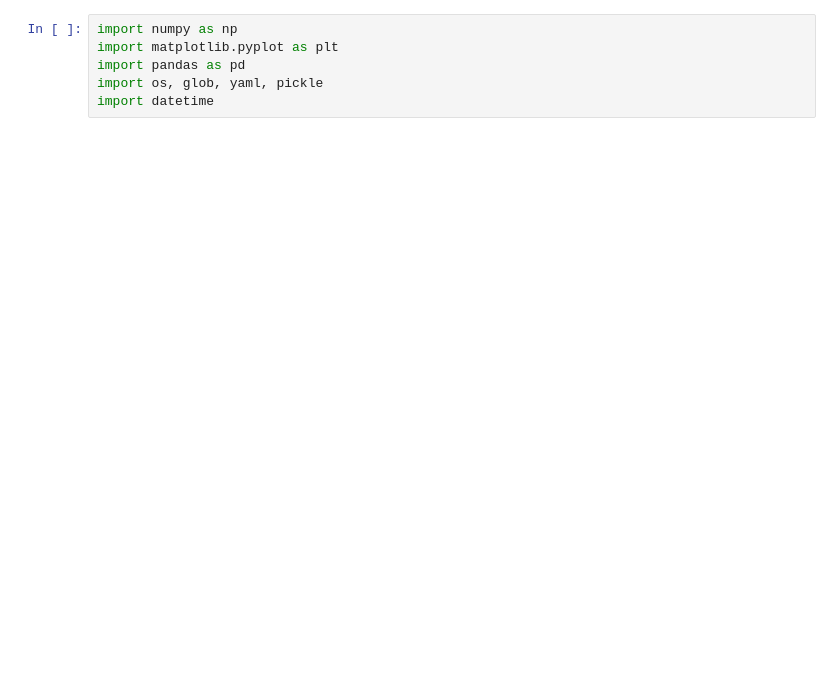
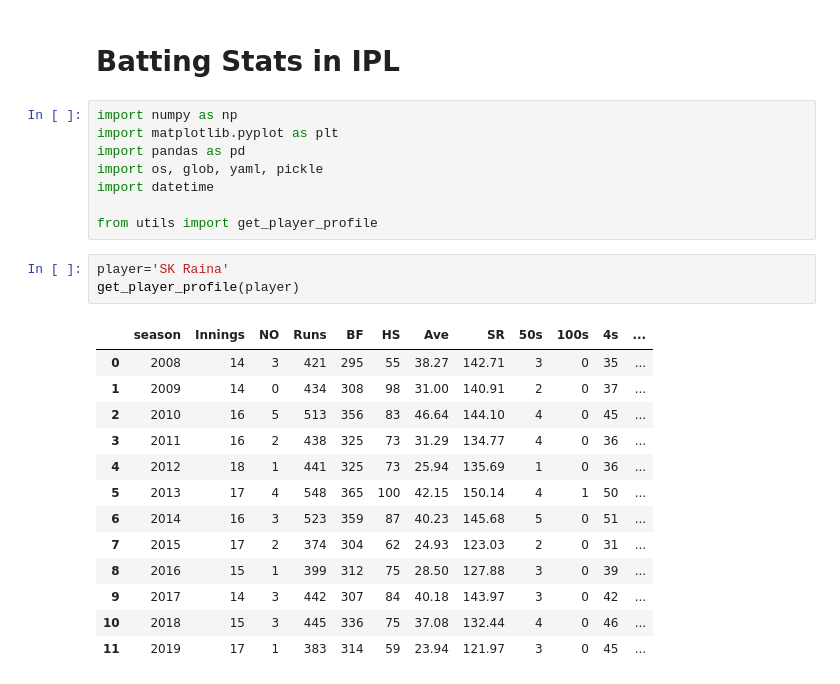
Before and after one commit to khanalg44/cricket_data, a Jupyter notebook: 03_ipl_consistency/03_consistency.ipynb, the cells around one changed output. Drawn from its saved outputs; the diff is of its cells as text; blank space fills up the shorter version.

```diff
--- a/03_ipl_consistency/03_consistency.ipynb
+++ b/03_ipl_consistency/03_consistency.ipynb
@@ -1,6 +1,27 @@
+# %% [markdown]
+# Batting Stats in IPL
 # %%
 import numpy as np
 import matplotlib.pyplot as plt
 import pandas as pd
 import os, glob, yaml, pickle
 import datetime
+
+from utils import get_player_profile
+# %%
+player='SK Raina'
+get_player_profile(player)
+# %% [output]
+|  | season | Innings | NO | Runs | BF | HS | Ave | SR | 50s | 100s | 4s | ... |
+| 0 | 2008 | 14 | 3 | 421 | 295 | 55 | 38.27 | 142.71 | 3 | 0 | 35 | ... |
+| 1 | 2009 | 14 | 0 | 434 | 308 | 98 | 31.00 | 140.91 | 2 | 0 | 37 | ... |
+| 2 | 2010 | 16 | 5 | 513 | 356 | 83 | 46.64 | 144.10 | 4 | 0 | 45 | ... |
+| 3 | 2011 | 16 | 2 | 438 | 325 | 73 | 31.29 | 134.77 | 4 | 0 | 36 | ... |
+| 4 | 2012 | 18 | 1 | 441 | 325 | 73 | 25.94 | 135.69 | 1 | 0 | 36 | ... |
+| 5 | 2013 | 17 | 4 | 548 | 365 | 100 | 42.15 | 150.14 | 4 | 1 | 50 | ... |
+| 6 | 2014 | 16 | 3 | 523 | 359 | 87 | 40.23 | 145.68 | 5 | 0 | 51 | ... |
+| 7 | 2015 | 17 | 2 | 374 | 304 | 62 | 24.93 | 123.03 | 2 | 0 | 31 | ... |
+| 8 | 2016 | 15 | 1 | 399 | 312 | 75 | 28.50 | 127.88 | 3 | 0 | 39 | ... |
+| 9 | 2017 | 14 | 3 | 442 | 307 | 84 | 40.18 | 143.97 | 3 | 0 | 42 | ... |
+| 10 | 2018 | 15 | 3 | 445 | 336 | 75 | 37.08 | 132.44 | 4 | 0 | 46 | ... |
+| 11 | 2019 | 17 | 1 | 383 | 314 | 59 | 23.94 | 121.97 | 3 | 0 | 45 | ... |
```
Also changed, not shown: parts of 15 cells of this notebook, 11 other files.
